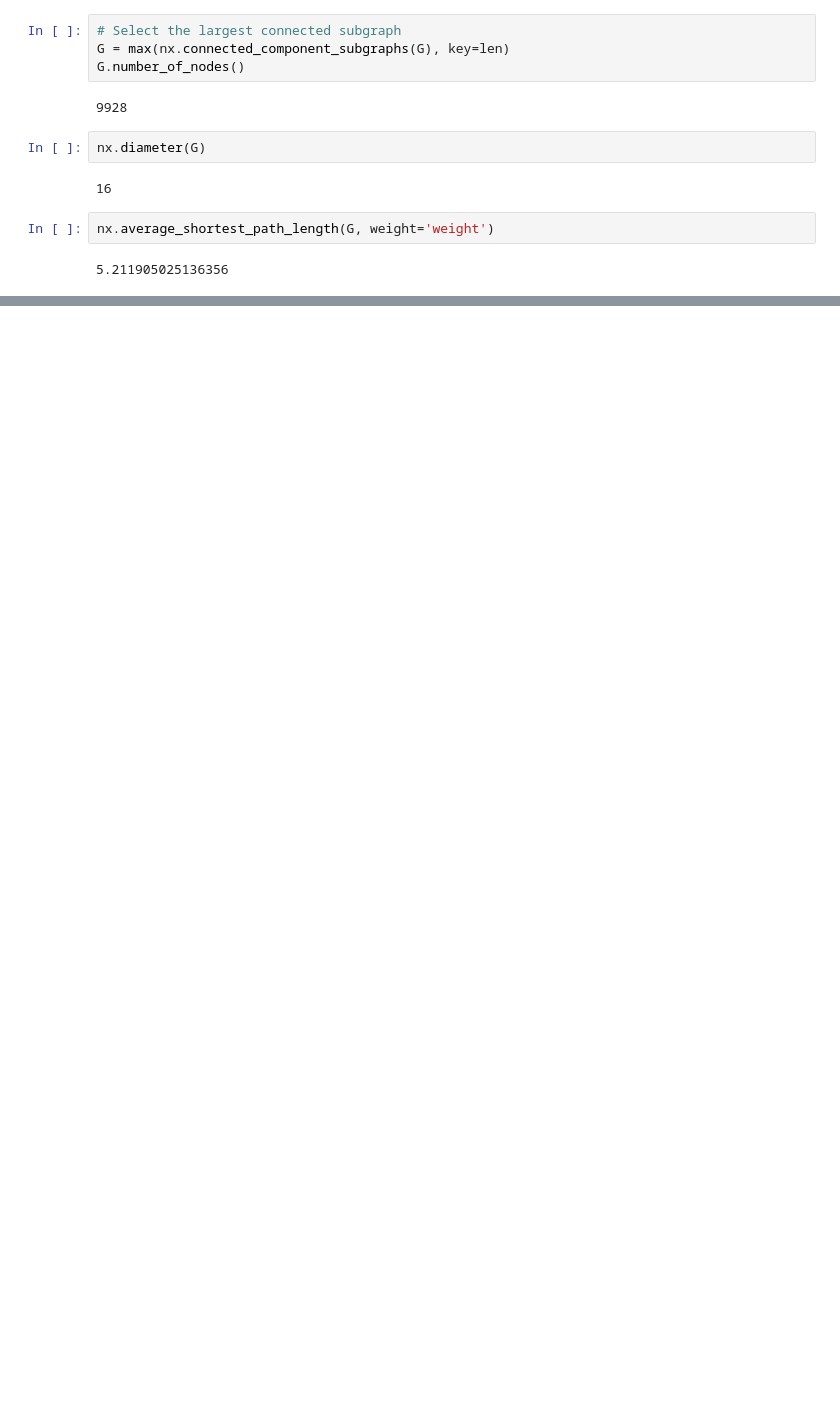
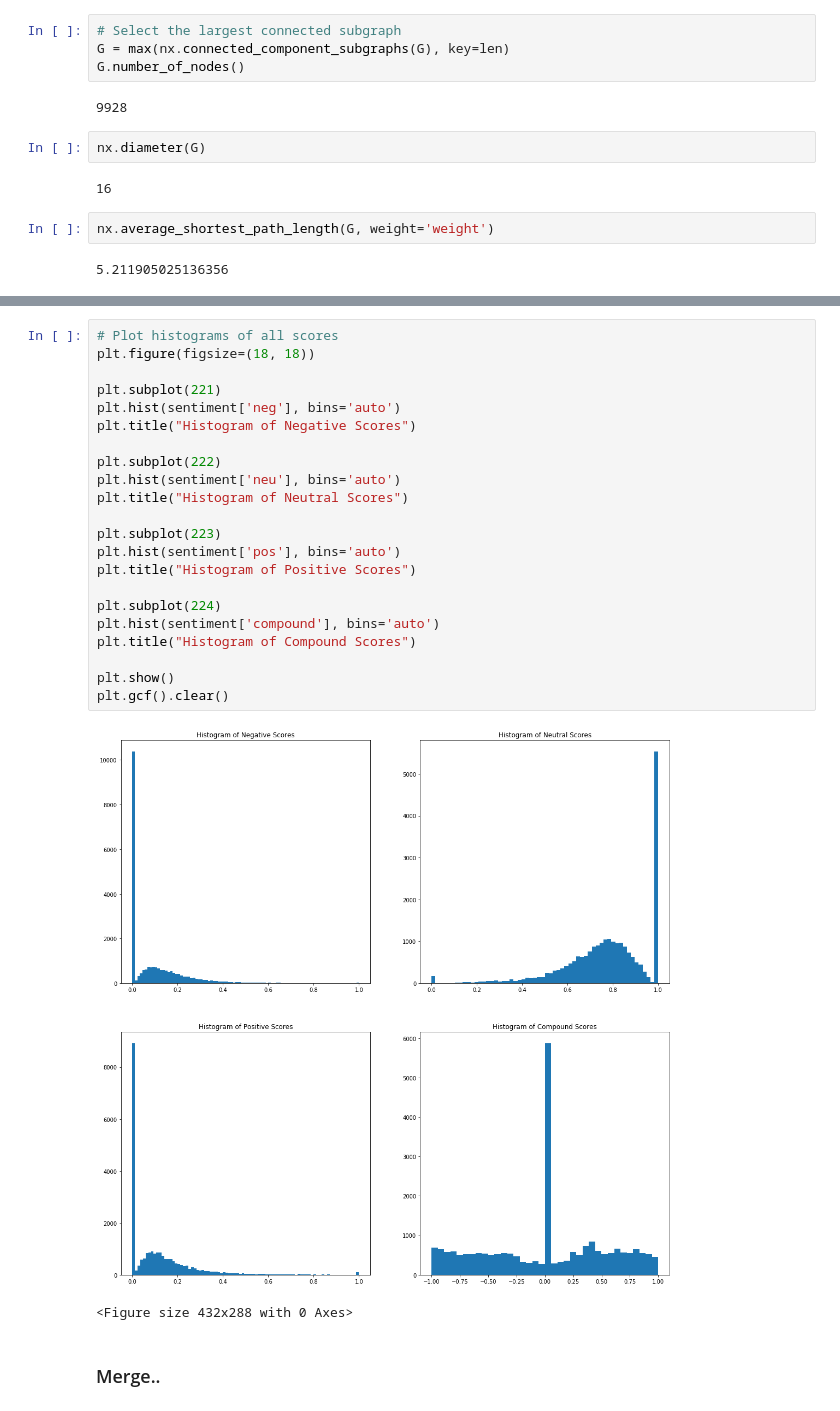
Before and after one commit to theoracley/Data620, a Jupyter notebook: FinalProject/FinalProject.ipynb, the cells around one changed output, grey strips where cells are left out. Cells and saved outputs as stored; diff of their text form; blank space fills up the shorter version.

```diff
--- a/FinalProject/FinalProject.ipynb
+++ b/FinalProject/FinalProject.ipynb
@@ -205,0 +315,27 @@ plt.gcf().clear()
+# %%
+# Plot histograms of all scores
+plt.figure(figsize=(18, 18))
+
+plt.subplot(221)
+plt.hist(sentiment['neg'], bins='auto')
+plt.title("Histogram of Negative Scores")
+
+plt.subplot(222)
+plt.hist(sentiment['neu'], bins='auto')
+plt.title("Histogram of Neutral Scores")
+
+plt.subplot(223)
+plt.hist(sentiment['pos'], bins='auto')
+plt.title("Histogram of Positive Scores")
+
+plt.subplot(224)
+plt.hist(sentiment['compound'], bins='auto')
+plt.title("Histogram of Compound Scores")
+
+plt.show()
+plt.gcf().clear()
+# %% [output]
+[figure, added]
+<Figure size 432x288 with 0 Axes>
+# %% [markdown]
+### Merge..
```
Also changed, not shown: parts of 43 cells of this notebook.
